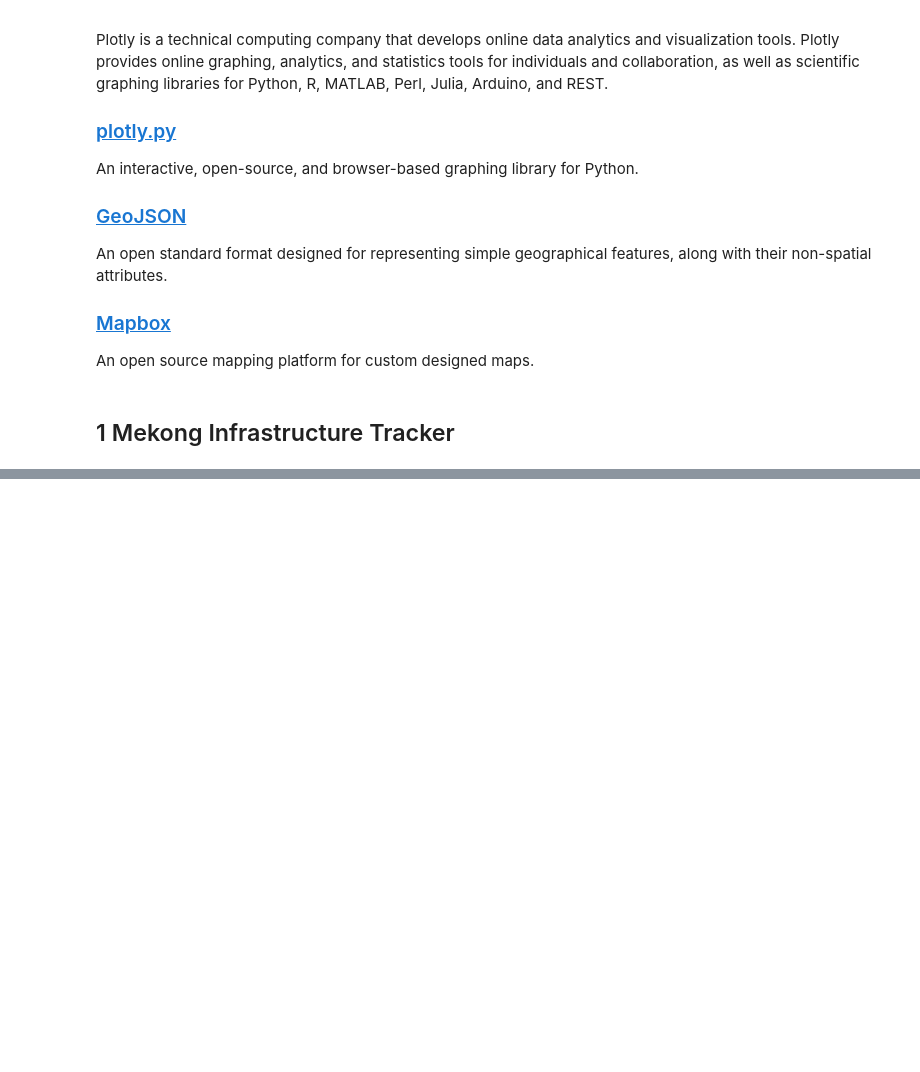
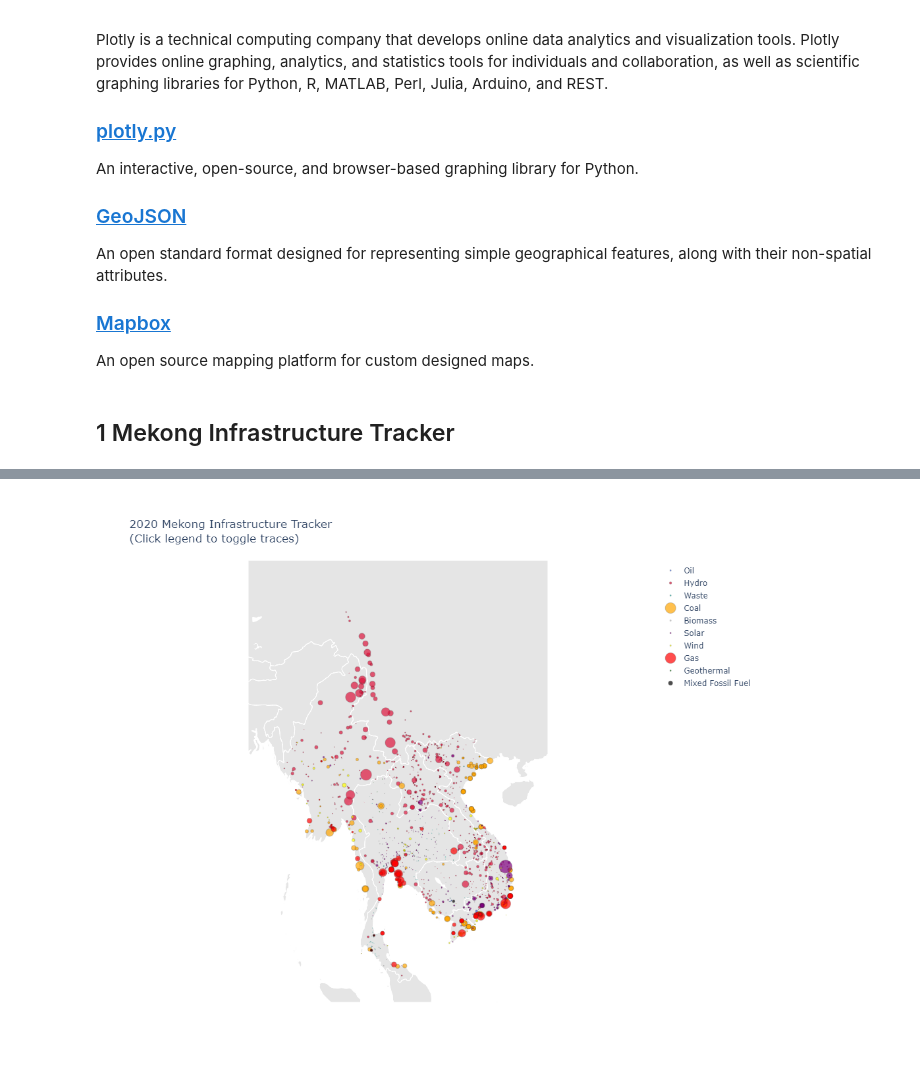
Before and after one commit to non-ceterisparibus/Vietnam-development-map, a Jupyter notebook: Mekong_map.ipynb, the cells around one changed output, grey strips where cells are left out. Saved outputs shown, nothing was run; the diff lists cells and outputs as text; code cells hidden in the pictures; blank space fills up the shorter version.

Commit message:
Update bubble plot

```diff
--- a/Mekong_map.ipynb
+++ b/Mekong_map.ipynb
@@ -56,7 +62,7 @@ import plotly.graph_objects as go
 categories = ['Oil', 'Hydro', 'Waste', 'Coal', 'Biomass', 'Solar', 'Wind', 'Gas', 'Geothermal', 'Mixed Fossil Fuel'] # Order
 colors = ["royalblue","crimson","lightseagreen","orange","lightgrey",'purple','yellow','red','darkgreen','black']
 # cities]
-scale = 100
+scale = 50
 
 fig = go.Figure()
 
@@ -80,13 +86,16 @@ for i, cat in enumerate(categories):
 fig.update_layout(
         title_text = '2020 Mekong Infrastructure Tracker <br>(Click legend to toggle traces)',
         showlegend = True,
+        autosize = False,
+        width = 1000,
+        height = 850,
         geo = go.layout.Geo(
         resolution = 50,
         scope = 'asia',
         showframe = False,
         showcoastlines = True,
-        lonaxis_range= [ 90.0, 120.0 ],
-        lataxis_range= [ 0.0, 45.0 ],
+        lonaxis_range = [ 90.0, 112.0 ],
+        lataxis_range = [ 5.0, 35.0 ],
         landcolor = "rgb(229, 229, 229)",
         countrycolor = "white" ,
         coastlinecolor = "white",
@@ -99,0 +108 @@ fig.show()
+[figure, added]
```
Also changed, not shown: parts of 4 cells of this notebook.
